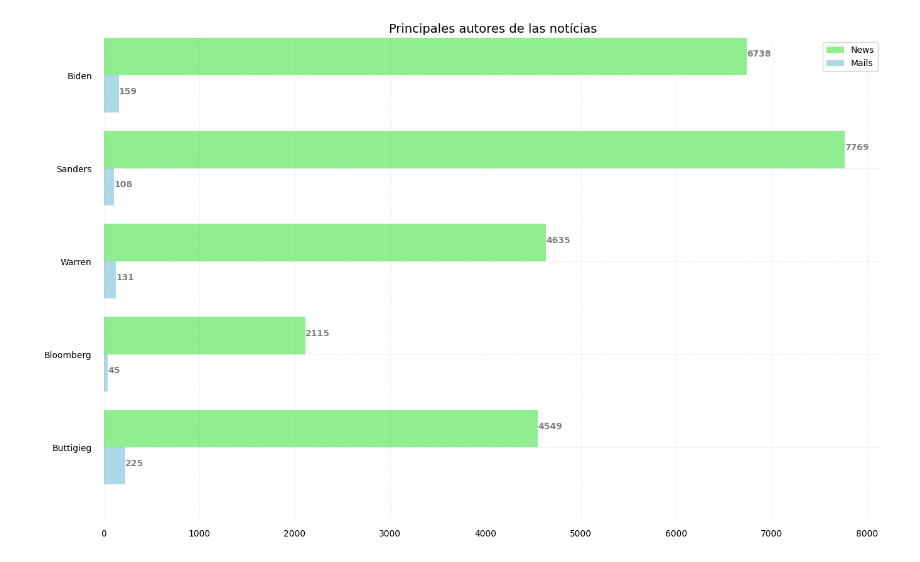
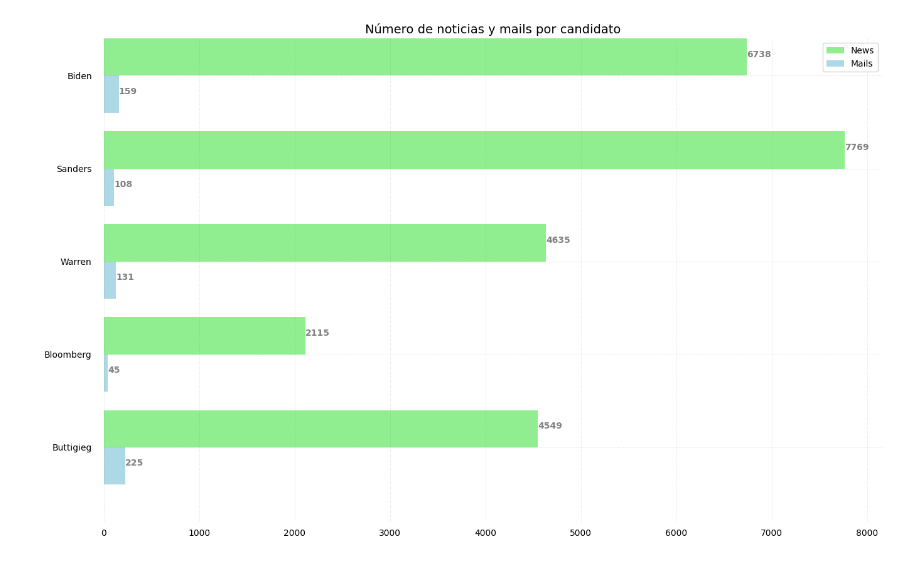
Before and after one commit to dcaaveras/pr_tfg, a Jupyter notebook: viz/countplot_mails_news.ipynb, the cells around one changed output. Saved outputs shown, nothing was run; the diff lists cells and outputs as text; code cells hidden in the pictures.

```diff
--- a/viz/countplot_mails_news.ipynb
+++ b/viz/countplot_mails_news.ipynb
@@ -36,32 +36,32 @@ ax.yaxis.set_ticks_position('none')
 
 # Add padding between axes and labels
 ax.xaxis.set_tick_params(pad = 5)
 ax.yaxis.set_tick_params(pad = 10)
 
 # Add x, y gridlines
 ax.grid(visible = True, color ='grey',
         linestyle ='-.', linewidth = 0.5,
         alpha = 0.2)
 
 # Show top values
 ax.invert_yaxis()
 
 # Add annotation to bars
 for i in ax.patches:
     plt.text(i.get_width()+0.2, i.get_y()+0.2,
              str(round((i.get_width()), 2)),
              fontsize = 10, fontweight ='bold',
              color ='grey')
 
 
-ax.set_title("Principales autores de las notícias", y=1, fontsize=14)
+ax.set_title("Número de noticias y mails por candidato", y=1, fontsize=14)
 
 # Add Text watermark
 #fig.text(0.9, 0.15, 'Jeeteshgavande30', fontsize = 12,
 #         color ='grey', ha ='right', va ='bottom',
 #         alpha = 0.7)
 
 # Show Plot
 plt.show()
 # %% [output]
-[figure, old version]
+[figure, new version]
```
Also changed, not shown: 7 other files.
